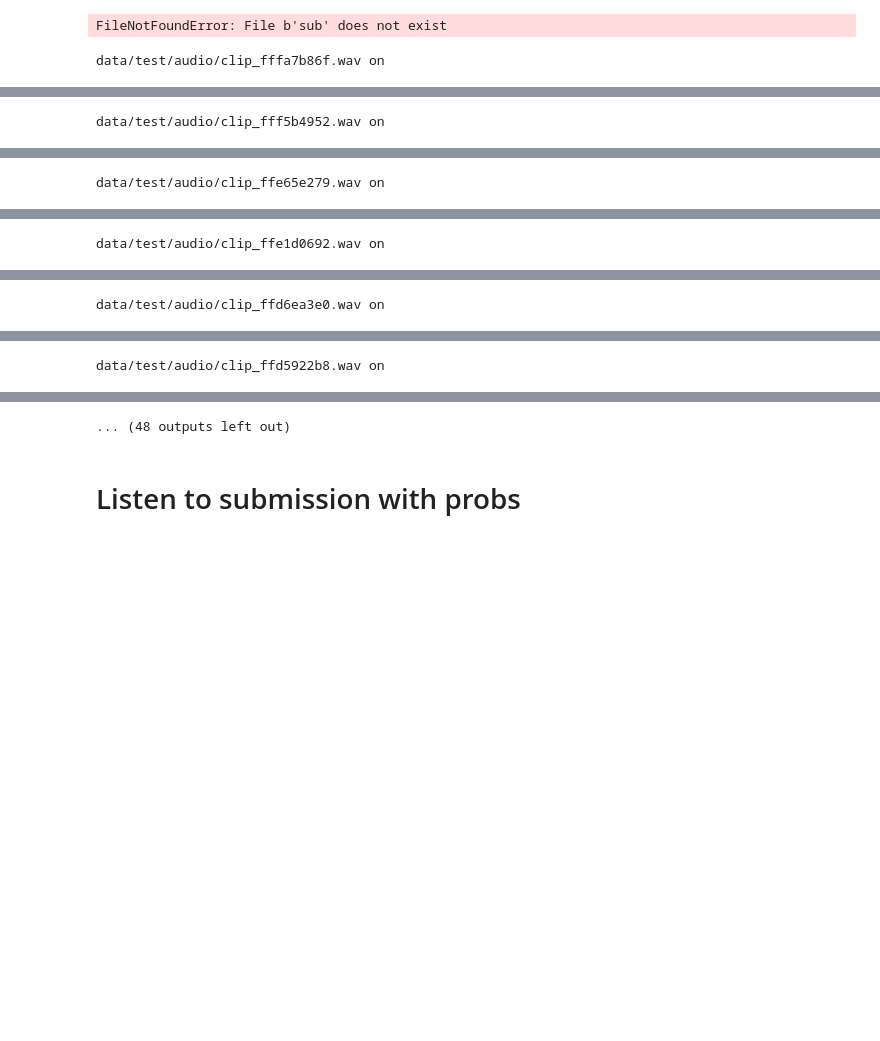
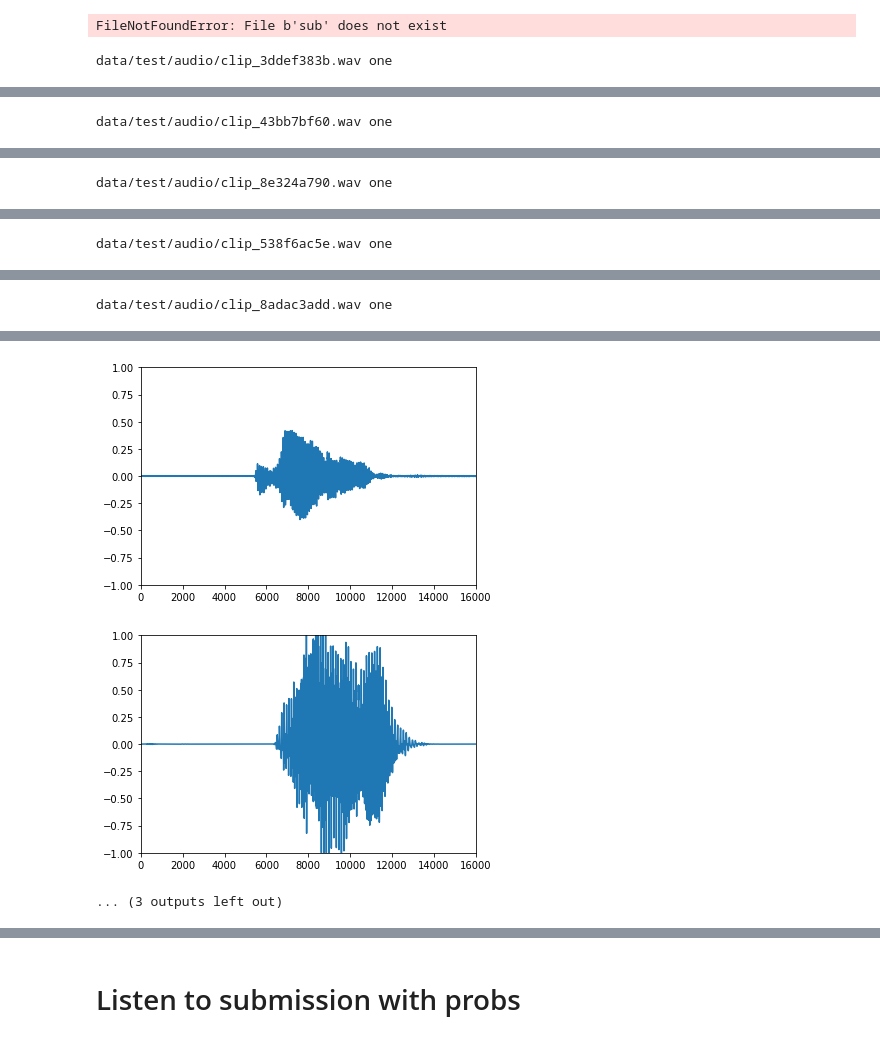
Before and after one commit to see--/speech_recognition, a Jupyter notebook: explore.ipynb, the cells around one changed output, grey strips where cells are left out. Saved outputs shown, nothing was run; the diff lists cells and outputs as text; code cells hidden in the pictures; blank space fills up the shorter version.

```diff
--- a/explore.ipynb
+++ b/explore.ipynb
@@ -380,34 +380,37 @@ for i in list(reversed(range(sub.shape[0])))[offset:]:
 # %% [output]
 FileNotFoundError: File b'sub' does not exist
 # %%
-np.random.seed(0)
-sub = pd.read_csv('submission_116b_tta_silentloudleftleft_all_labels.csv')
+sub = pd.read_csv('submission_118_all_labels.csv')
+indices = np.arange(sub.shape[0])
+np.random.shuffle(indices)
 label2int = get_label2int(wanted_only=True)
 disp_count = 0
-for i in reversed(range(sub.shape[0])):
-    if disp_count >= 20:
+for i in indices:
+    if disp_count >= 5:
         break
     label = sub.loc[i, 'label']
-    if label == 'on' and np.random.rand() > 0.1:
+    if label == 'one':
         fn = jp('data', 'test', 'audio', sub.loc[i, 'fname'])
         rate, data = wf.read(fn)
         data = np.float32(data) / 32767
         # data = np.sqrt(data) + 0.5
-        data = 10 ** (data) - 1.0
+        # data = 10 ** (data) - 1.0
         plot_audio(data, normed=True)
         print(fn, label)
         float_audio(data, autoplay=True)
-        sleep(1)
+        sleep(0.7)
         disp_count += 1
 # %% [output]
-data/test/audio/clip_fffa7b86f.wav on
+data/test/audio/clip_3ddef383b.wav one
 [interactive output not drawn]
-data/test/audio/clip_fff5b4952.wav on
+data/test/audio/clip_43bb7bf60.wav one
 [interactive output not drawn]
-data/test/audio/clip_ffe65e279.wav on
+data/test/audio/clip_8e324a790.wav one
 [interactive output not drawn]
-data/test/audio/clip_ffe1d0692.wav on
+data/test/audio/clip_538f6ac5e.wav one
 [interactive output not drawn]
-data/test/audio/clip_ffd6ea3e0.wav on
+data/test/audio/clip_8adac3add.wav one
 [interactive output not drawn]
+[figure, added]
+[figure, added]
-data/test/audio/clip_ffd5922b8.wav on
+... (3 outputs left out)
@@ -415,4 +417,3 @@ data/test/audio/clip_ffd5922b8.wav on
-... (48 outputs left out)
 # %%
 # compare two submissions
 # sub1 = pd.read_csv('submission_091_all_labels.csv')
```
Also changed, not shown: parts of 1 cell of this notebook, 2 other files.
